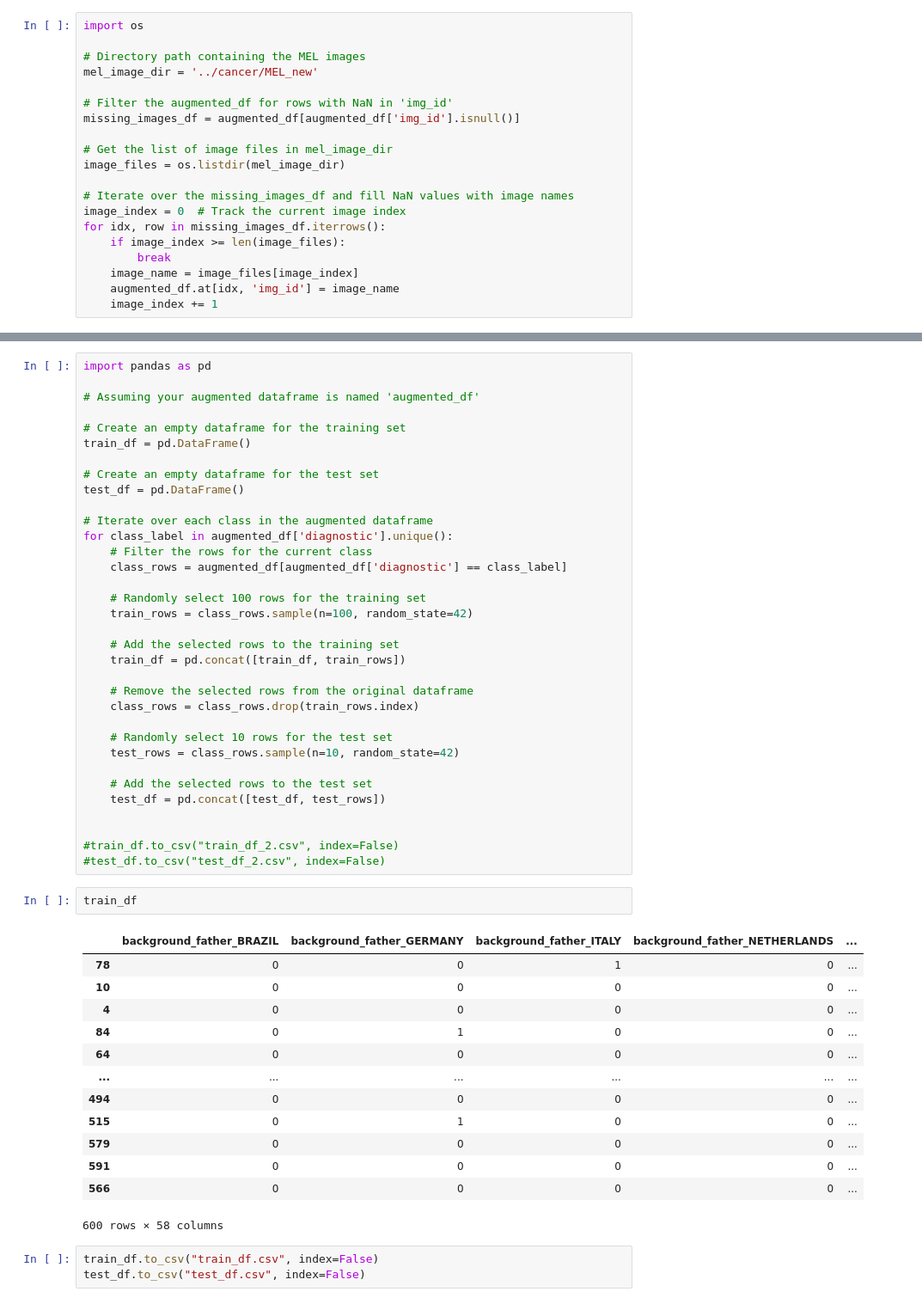
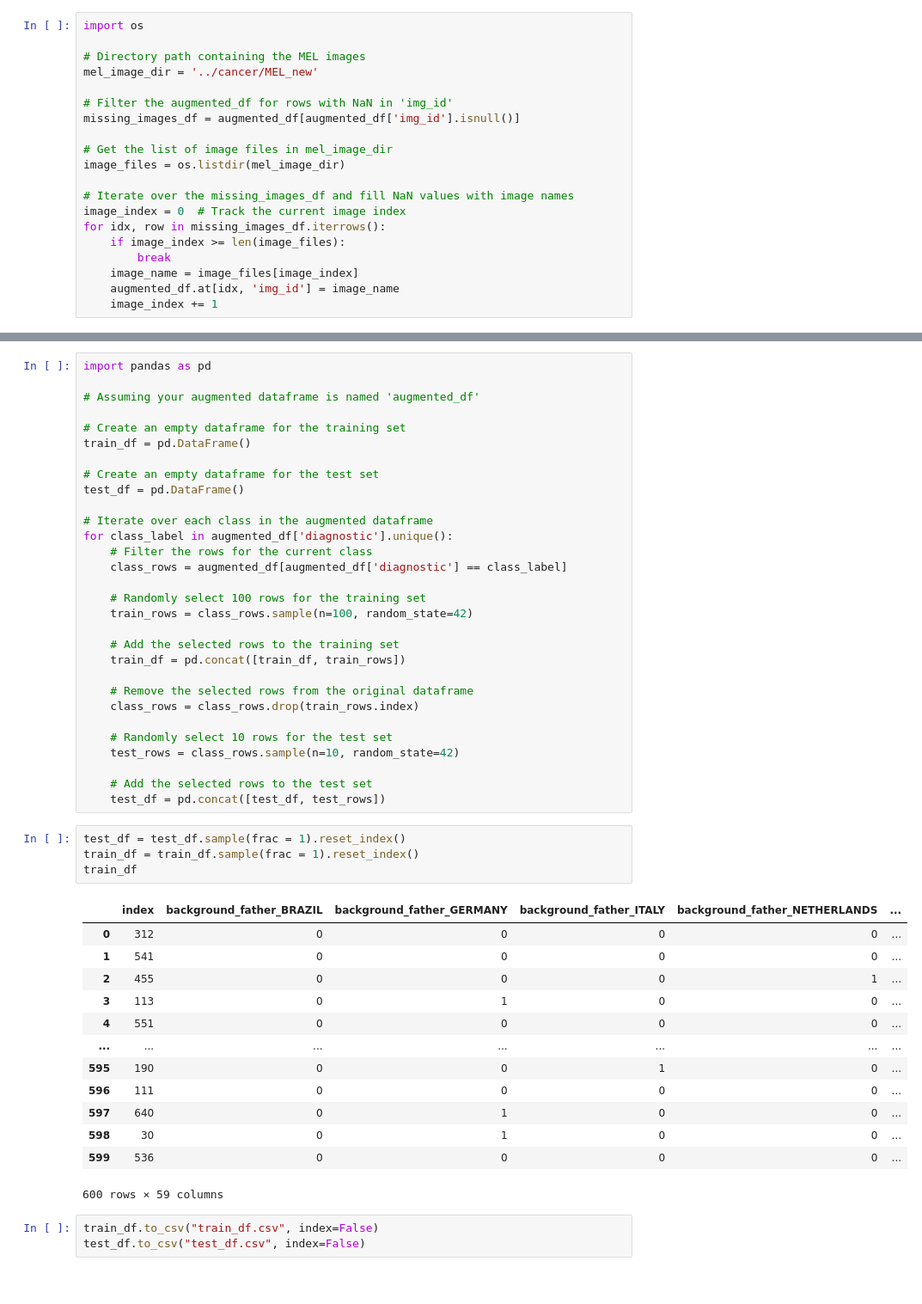
Before and after one commit to Berkay-Bozkurt/Skin-Disease-Detection, a Jupyter notebook: Augmentation/data_augmentation.ipynb, the cells around one changed output, grey strips where cells are left out. Shown: that part at 86% size. Drawn from its saved outputs; the diff is of its cells as text.

```diff
--- a/Augmentation/data_augmentation.ipynb
+++ b/Augmentation/data_augmentation.ipynb
@@ -247,26 +247,24 @@ for class_label in augmented_df['diagnostic'].unique():
 
     # Add the selected rows to the test set
     test_df = pd.concat([test_df, test_rows])
-
-
-#train_df.to_csv("train_df_2.csv", index=False)
-#test_df.to_csv("test_df_2.csv", index=False)
-# %%
-train_df
-# %% [output]
-|  | background_father_BRAZIL | background_father_GERMANY | background_father_ITALY | background_father_NETHERLANDS | ... |
-| 78 | 0 | 0 | 1 | 0 | ... |
-| 10 | 0 | 0 | 0 | 0 | ... |
-| 4 | 0 | 0 | 0 | 0 | ... |
-| 84 | 0 | 1 | 0 | 0 | ... |
-| 64 | 0 | 0 | 0 | 0 | ... |
-| ... | ... | ... | ... | ... | ... |
-| 494 | 0 | 0 | 0 | 0 | ... |
-| 515 | 0 | 1 | 0 | 0 | ... |
-| 579 | 0 | 0 | 0 | 0 | ... |
-| 591 | 0 | 0 | 0 | 0 | ... |
-| 566 | 0 | 0 | 0 | 0 | ... |
-600 rows × 58 columns
+# %%
+test_df = test_df.sample(frac = 1).reset_index()
+train_df = train_df.sample(frac = 1).reset_index()
+train_df
+# %% [output]
+|  | index | background_father_BRAZIL | background_father_GERMANY | background_father_ITALY | background_father_NETHERLANDS | ... |
+| 0 | 312 | 0 | 0 | 0 | 0 | ... |
+| 1 | 541 | 0 | 0 | 0 | 0 | ... |
+| 2 | 455 | 0 | 0 | 0 | 1 | ... |
+| 3 | 113 | 0 | 1 | 0 | 0 | ... |
+| 4 | 551 | 0 | 0 | 0 | 0 | ... |
+| ... | ... | ... | ... | ... | ... | ... |
+| 595 | 190 | 0 | 0 | 1 | 0 | ... |
+| 596 | 111 | 0 | 0 | 0 | 0 | ... |
+| 597 | 640 | 0 | 1 | 0 | 0 | ... |
+| 598 | 30 | 0 | 1 | 0 | 0 | ... |
+| 599 | 536 | 0 | 0 | 0 | 0 | ... |
+600 rows × 59 columns
 # %%
 train_df.to_csv("train_df.csv", index=False)
 test_df.to_csv("test_df.csv", index=False)
```
Also changed, not shown: parts of 5 cells of this notebook.
